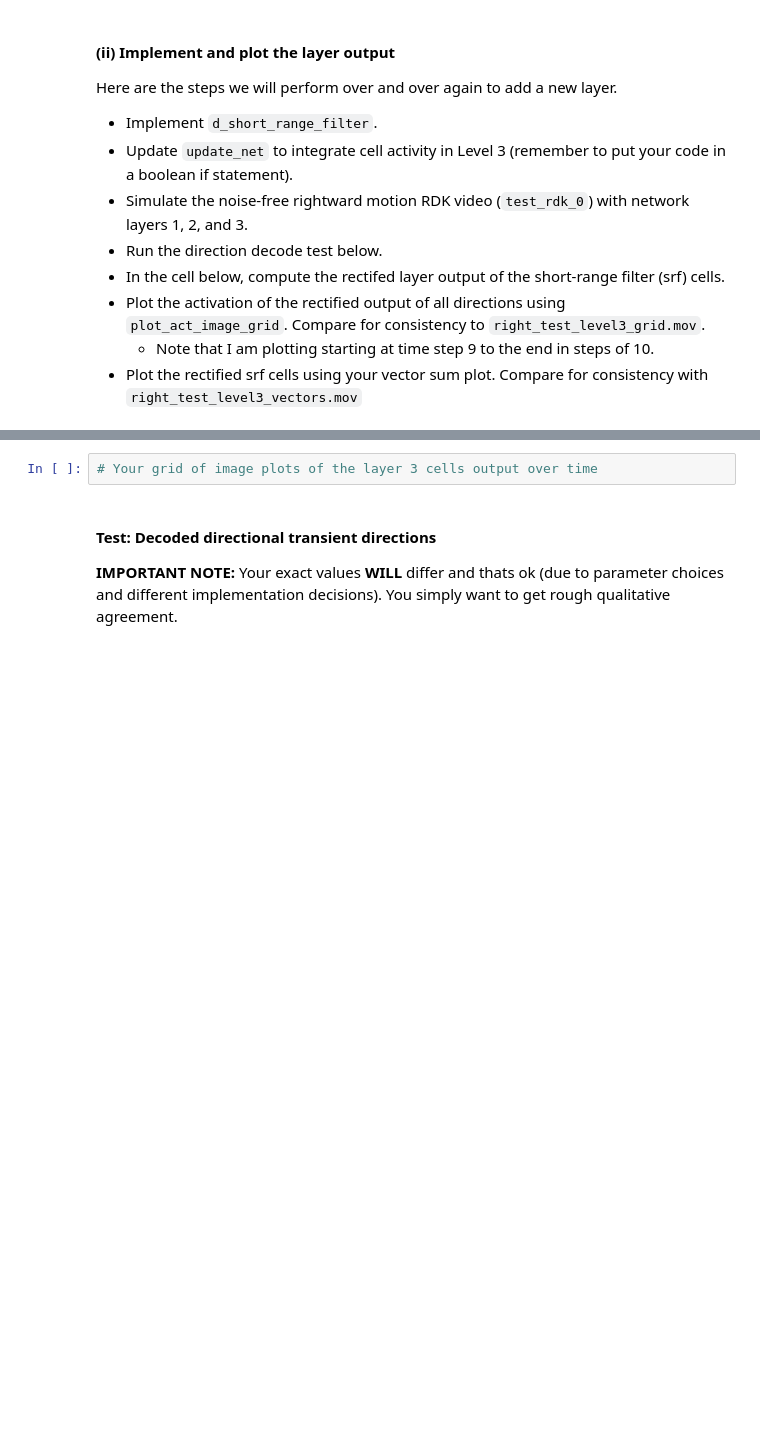
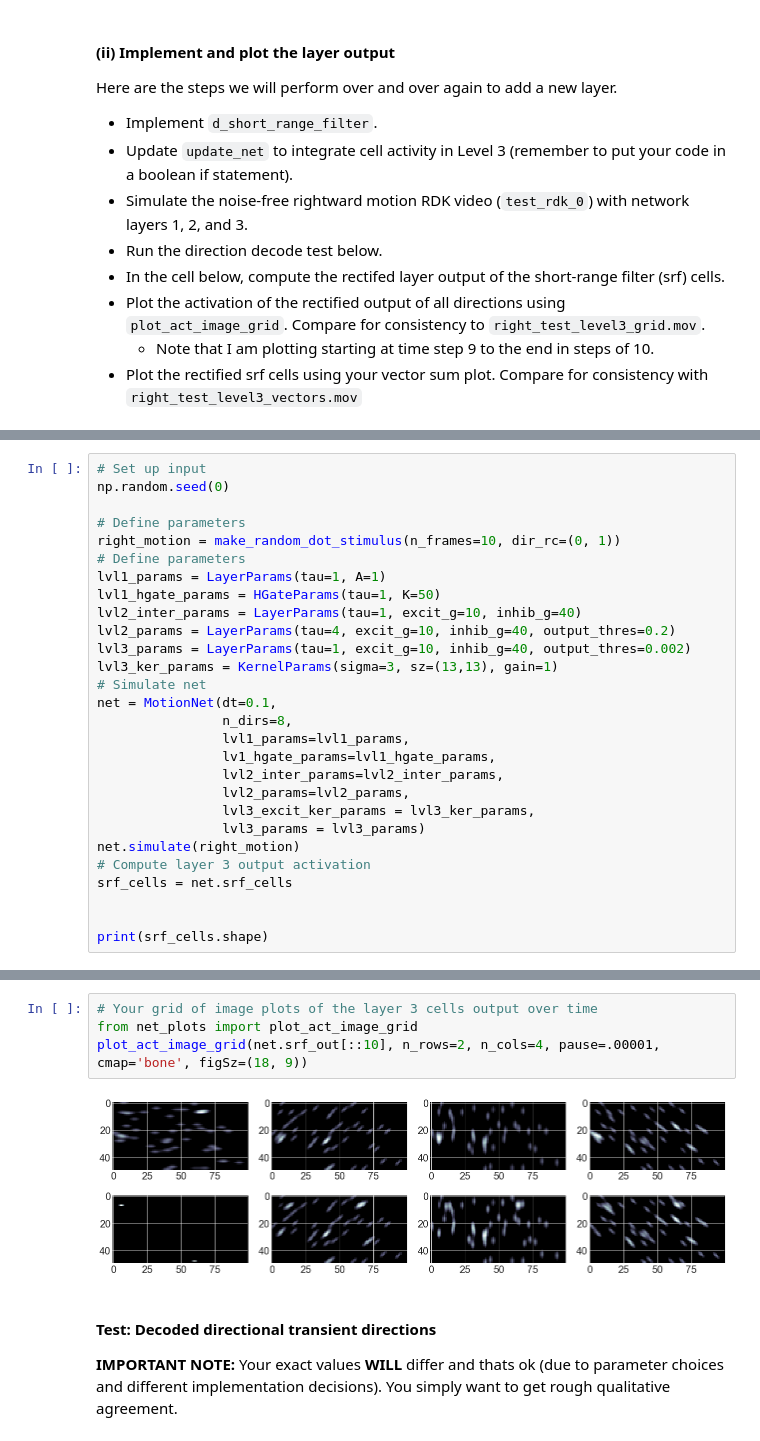
Before and after one commit to ejseal21/Computational-Neuroscience, a Jupyter notebook: Project4/motion_net_week_2.ipynb, the cells around one changed output, grey strips where cells are left out. Drawn from its saved outputs; the diff is of its cells as text; blank space fills up the shorter version.

Commit message:
working layer 3

```diff
--- a/Project4/motion_net_week_2.ipynb
+++ b/Project4/motion_net_week_2.ipynb
@@ -56,0 +53,28 @@ np.random.seed(0)
+# %%
+# Set up input
+np.random.seed(0)
+
+# Define parameters
+right_motion = make_random_dot_stimulus(n_frames=10, dir_rc=(0, 1))
+# Define parameters
+lvl1_params = LayerParams(tau=1, A=1)
+lvl1_hgate_params = HGateParams(tau=1, K=50)
+lvl2_inter_params = LayerParams(tau=1, excit_g=10, inhib_g=40)
+lvl2_params = LayerParams(tau=4, excit_g=10, inhib_g=40, output_thres=0.2)
+lvl3_params = LayerParams(tau=1, excit_g=10, inhib_g=40, output_thres=0.002)
+lvl3_ker_params = KernelParams(sigma=3, sz=(13,13), gain=1)
+# Simulate net
+net = MotionNet(dt=0.1,
+                n_dirs=8,
+                lvl1_params=lvl1_params,
+                lv1_hgate_params=lvl1_hgate_params,
+                lvl2_inter_params=lvl2_inter_params,
+                lvl2_params=lvl2_params,
+                lvl3_excit_ker_params = lvl3_ker_params,
+                lvl3_params = lvl3_params)
+net.simulate(right_motion)
+# Compute layer 3 output activation
+srf_cells = net.srf_cells
+
+
+print(srf_cells.shape)
@@ -57,5 +99,9 @@ np.random.seed(0)
 # %%
 # Your grid of image plots of the layer 3 cells output over time
+from net_plots import plot_act_image_grid
+plot_act_image_grid(net.srf_out[::10], n_rows=2, n_cols=4, pause=.00001, cmap='bone', figSz=(18, 9))
+# %% [output]
+[figure, added]
 # %% [markdown]
 #### Test: Decoded directional transient directions
 
```
Also changed, not shown: parts of 6 cells of this notebook, 1 other file.
